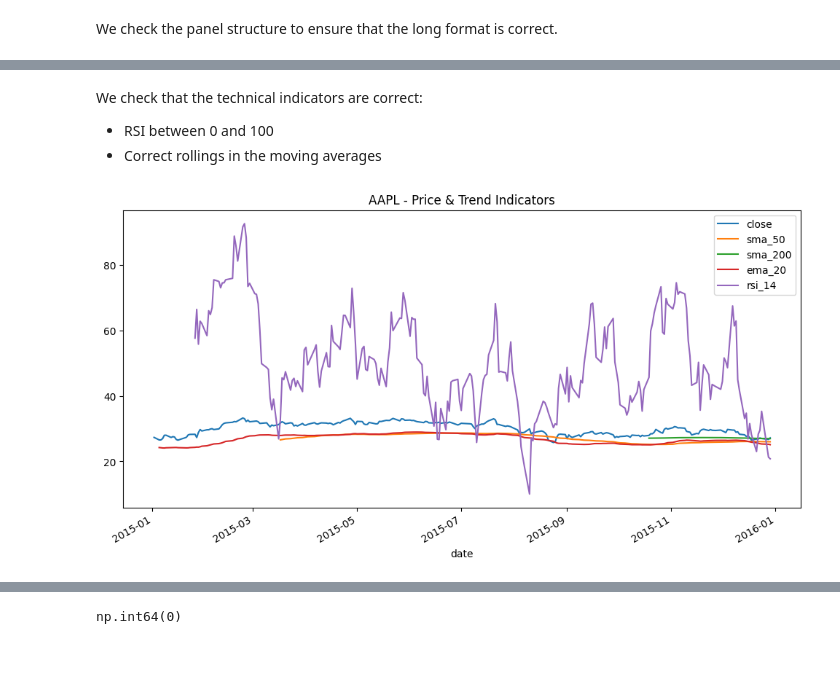
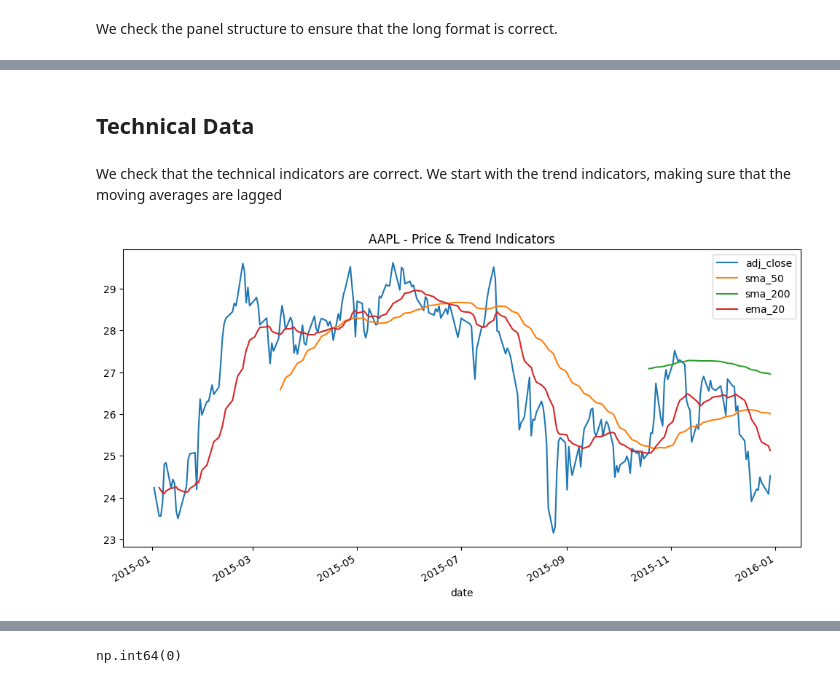
Before and after one commit to IgorDragone/hybrid-stock-prediction-thesis, a Jupyter notebook: notebooks/01_sanity_check.ipynb, the cells around one changed output, grey strips where cells are left out. Saved outputs shown, nothing was run; the diff lists cells and outputs as text; code cells hidden in the pictures; blank space fills up the shorter version.

```diff
--- a/notebooks/01_sanity_check.ipynb
+++ b/notebooks/01_sanity_check.ipynb
@@ -73,19 +86,18 @@ df.groupby("ticker")["date"].agg(["min", "max"])
 # %% [markdown]
-We check that the technical indicators are correct:
-- RSI between 0 and 100
-- Correct rollings in the moving averages
+## Technical Data
+# %% [markdown]
+We check that the technical indicators are correct. We start with the trend indicators, making sure that the moving averages are lagged
 # %%
 cols = [
-    "close",
+    "adj_close",
     "sma_50",
     "sma_200",
     "ema_20",
-    "rsi_14"
 ]
 
 aapl = df[df["ticker"]=="AAPL"].set_index("date")
 aapl[cols].iloc[:250].plot(figsize=(12,6))
 plt.title("AAPL - Price & Trend Indicators")
 plt.show()
 # %% [output]
-[figure, old version]
+[figure, new version]
```
Also changed, not shown: parts of 39 cells of this notebook, 5 other files.
